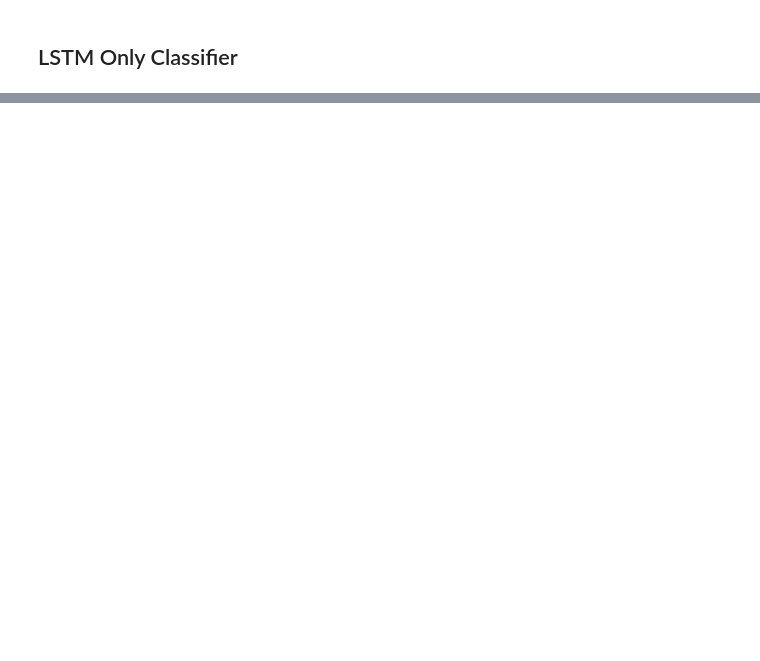
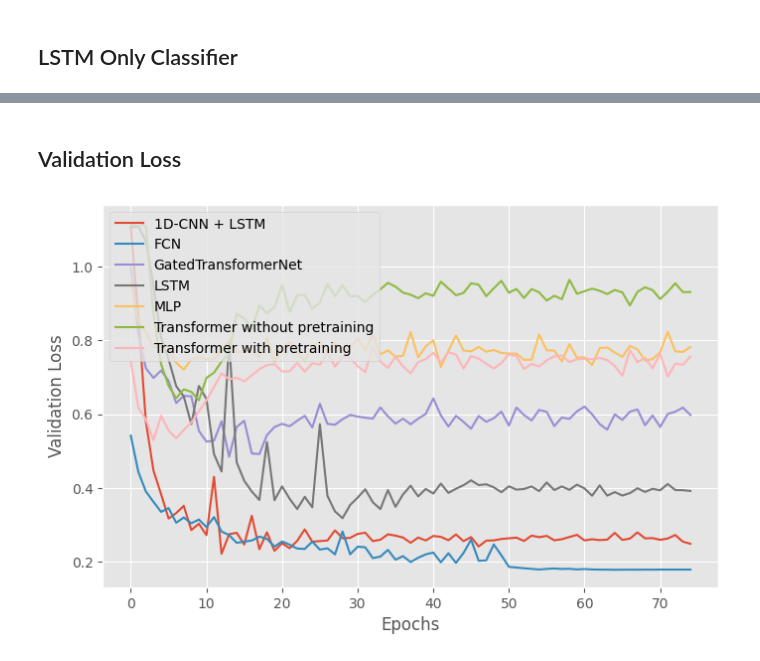
Before and after one commit to paulovictorcorreia/INF8225, a Jupyter notebook: TP4 - Final Project/main.ipynb, the cells around one changed output, grey strips where cells are left out. Cells and saved outputs as stored; diff of their text form; code cells hidden in the pictures; blank space fills up the shorter version.

```diff
--- a/TP4 - Final Project/main.ipynb
+++ b/TP4 - Final Project/main.ipynb
@@ -833,0 +901,19 @@ Saved model successfully!
+# %% [markdown]
+## Validation Loss
+# %%
+plt.figure(figsize=(8, 5))
+plt.plot(state_cnn_lstm["val_loss"], label="1D-CNN + LSTM")
+plt.plot(state_fcn["val_loss"], label="FCN")
+plt.plot(state_gated_transformer["val_loss"], label="GatedTransformerNet")
+plt.plot(state_lstm["val_loss"], label="LSTM")
+plt.plot(state_mlp["val_loss"], label="MLP")
+plt.plot(state_transformer_supervided["val_loss"], label="Transformer without pretraining")
+plt.plot(state_transformer_unsupervised["val_loss"], label="Transformer with pretraining")
+plt.xlabel("Epochs")
+plt.ylabel("Validation Loss")
+
+
+plt.legend(loc="best")
+plt.show()
+# %% [output]
+[figure, added]
```
Also changed, not shown: parts of 26 cells of this notebook, 7 other files.
